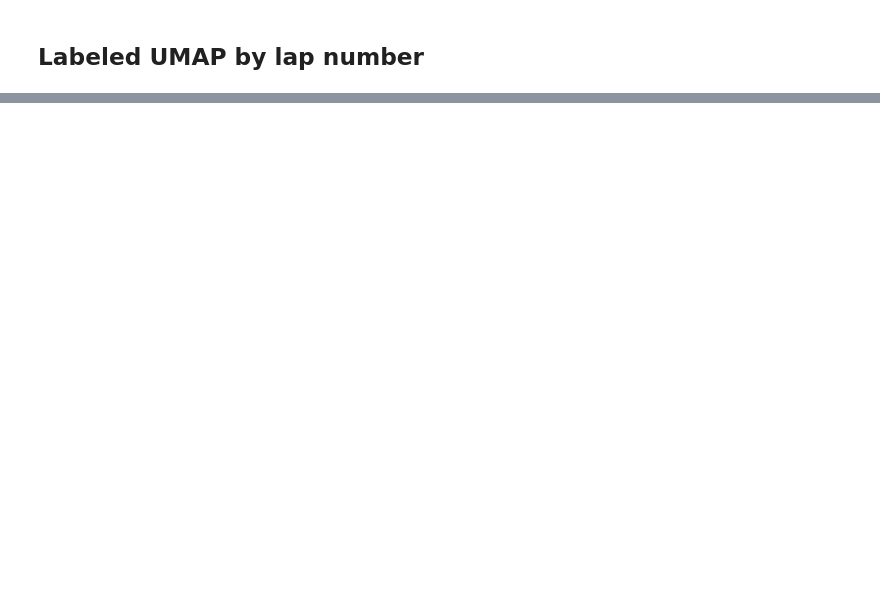
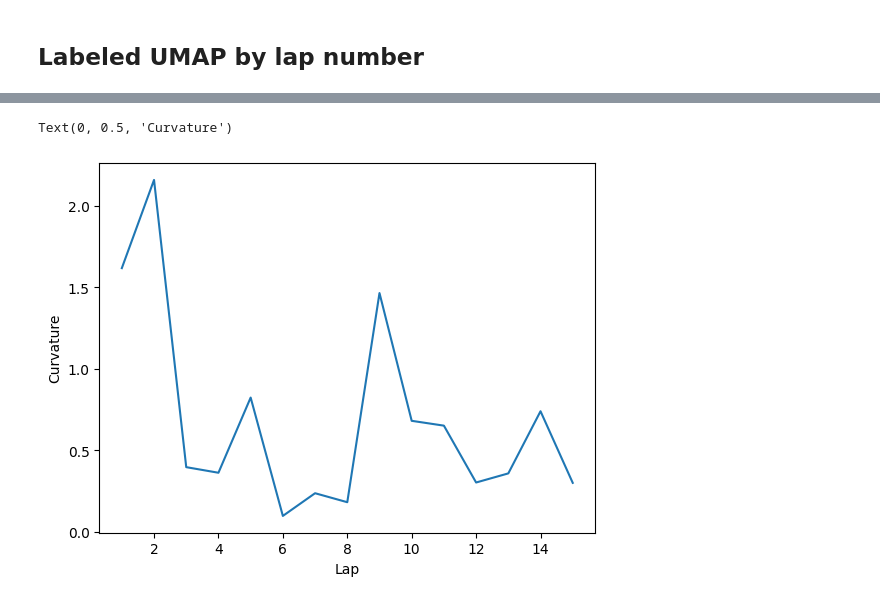
Before and after one commit to bendor-lab/Representational_drift_and_replay_analysis, a Jupyter notebook: Yang_pipeline.ipynb, the cells around one changed output, grey strips where cells are left out. Saved outputs shown, nothing was run; the diff lists cells and outputs as text; code cells hidden in the pictures; blank space fills up the shorter version.

```diff
--- a/Yang_pipeline.ipynb
+++ b/Yang_pipeline.ipynb
@@ -121,0 +150,18 @@ fig.show()
+# %%
+# curve = [np.mean(curvature(df[df.lap == i][["x1", "x2", "x3"]].values.T)) for i in range(1, max(data.lap))]
+curve = []
+
+for i in range(1, max(data.lap)):
+    dataLap = df[df.lap == i]
+    maxPoint = dataLap[dataLap["x"] == dataLap["x"].max()][["x1", "x2", "x3"]].values.T
+    minPoint = dataLap[dataLap["x"] == dataLap["x"].min()][["x1", "x2", "x3"]].values.T
+
+    euclDist = np.linalg.norm(maxPoint - minPoint)
+    curve.append(1/euclDist)
+
+plt.plot(range(1, max(data.lap)), curve)
+plt.xlabel("Lap")
+plt.ylabel("Curvature")
+# %% [output]
+Text(0, 0.5, 'Curvature')
+[figure, added]
```
Also changed, not shown: parts of 11 cells of this notebook, 1 other file.
